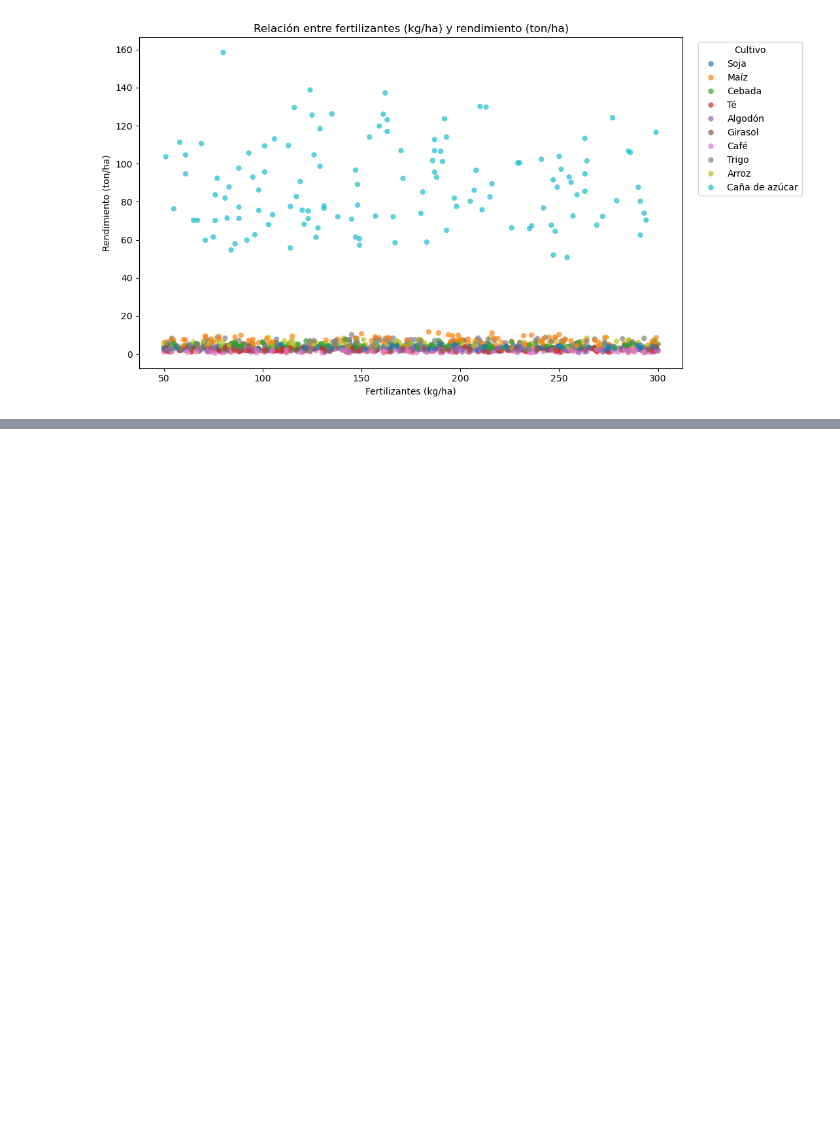
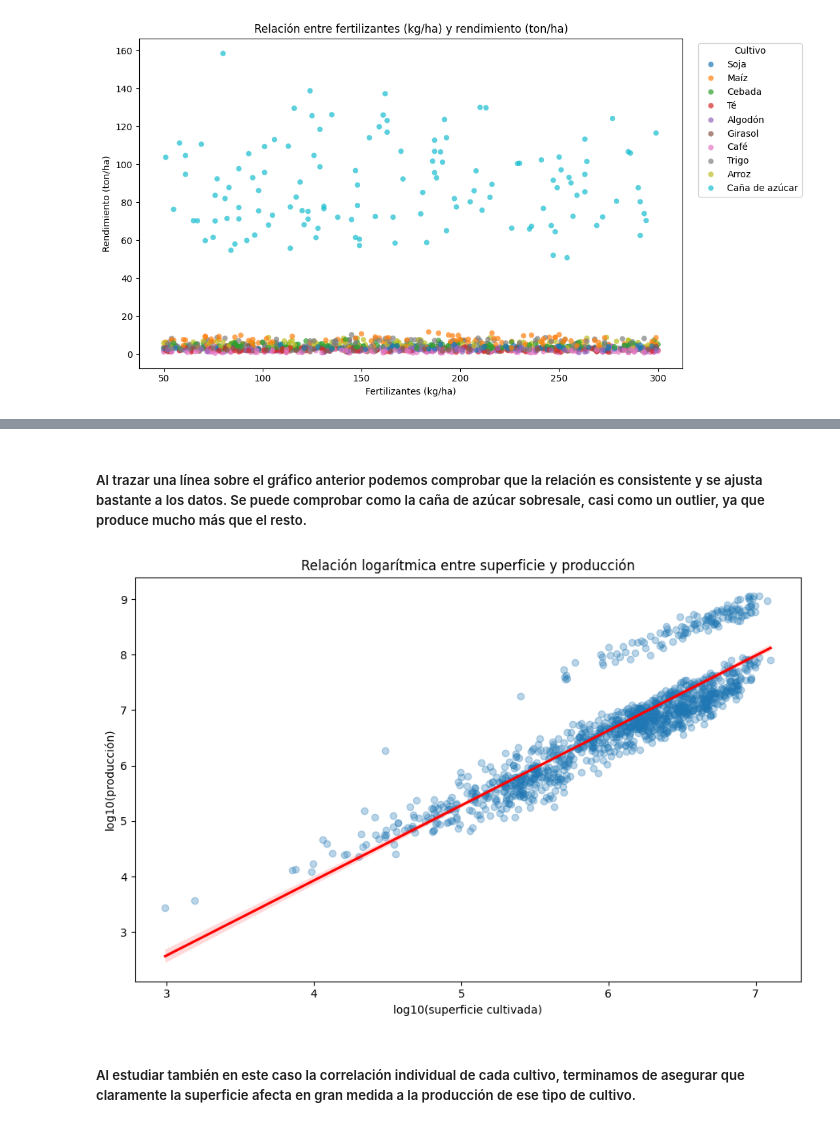
Before and after one commit to AitorBarrera/SBD_Trabajo_Final, a Jupyter notebook: Codigo.ipynb, the cells around one changed output, grey strips where cells are left out. Drawn from its saved outputs; the diff is of its cells as text; code cells hidden in the pictures; blank space fills up the shorter version.

```diff
--- a/Codigo.ipynb
+++ b/Codigo.ipynb
@@ -157,0 +254,22 @@ Correlación por cultivo:
+# %% [markdown]
+##### Al trazar una línea sobre el gráfico anterior podemos comprobar que la relación es consistente y se ajusta bastante a los datos. Se puede comprobar como la caña de azúcar sobresale, casi como un outlier, ya que produce mucho más que el resto.
+# %%
+log_superficie = np.log10(superficie_produccion['superficie_hectareas'])
+log_produccion = np.log10(superficie_produccion['produccion_ton'])
+
+plt.figure(figsize=(9, 6))
+sns.regplot(
+    x=log_superficie,
+    y=log_produccion,
+    scatter_kws={'alpha': 0.3},
+    line_kws={'color': 'red'}
+)
+plt.title('Relación logarítmica entre superficie y producción')
+plt.xlabel('log10(superficie cultivada)')
+plt.ylabel('log10(producción)')
+plt.tight_layout()
+plt.show()
+# %% [output]
+[figure, added]
+# %% [markdown]
+##### Al estudiar también en este caso la correlación individual de cada cultivo, terminamos de asegurar que claramente la superficie afecta en gran medida a la producción de ese tipo de cultivo.
```
Also changed, not shown: parts of 25 cells of this notebook.
